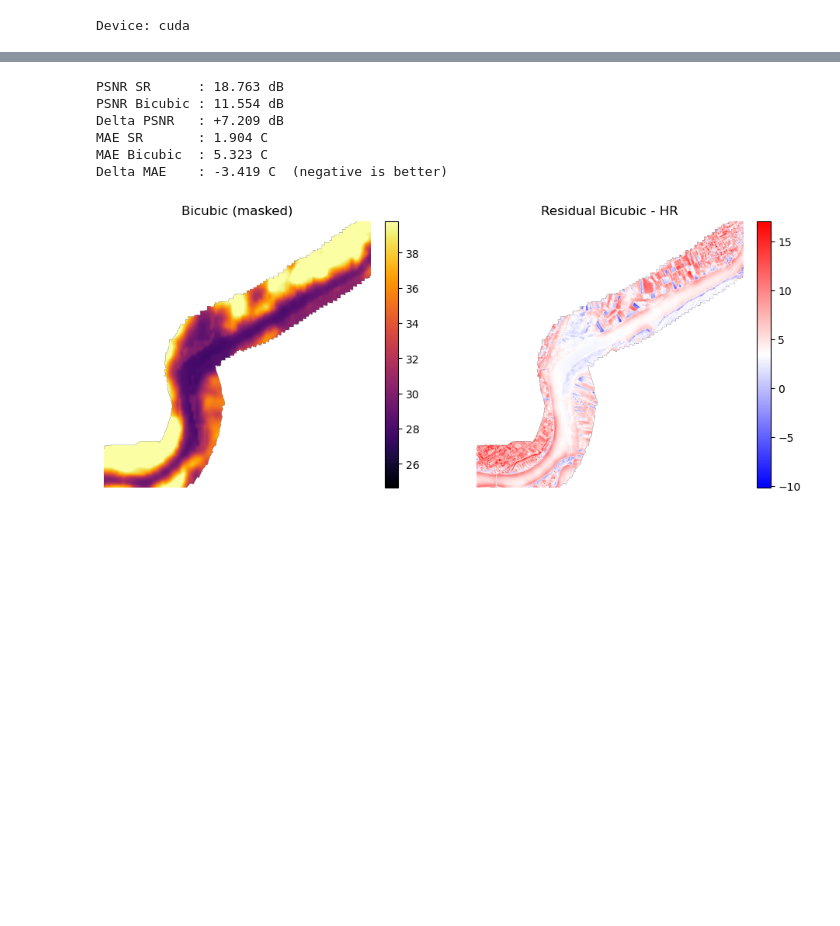
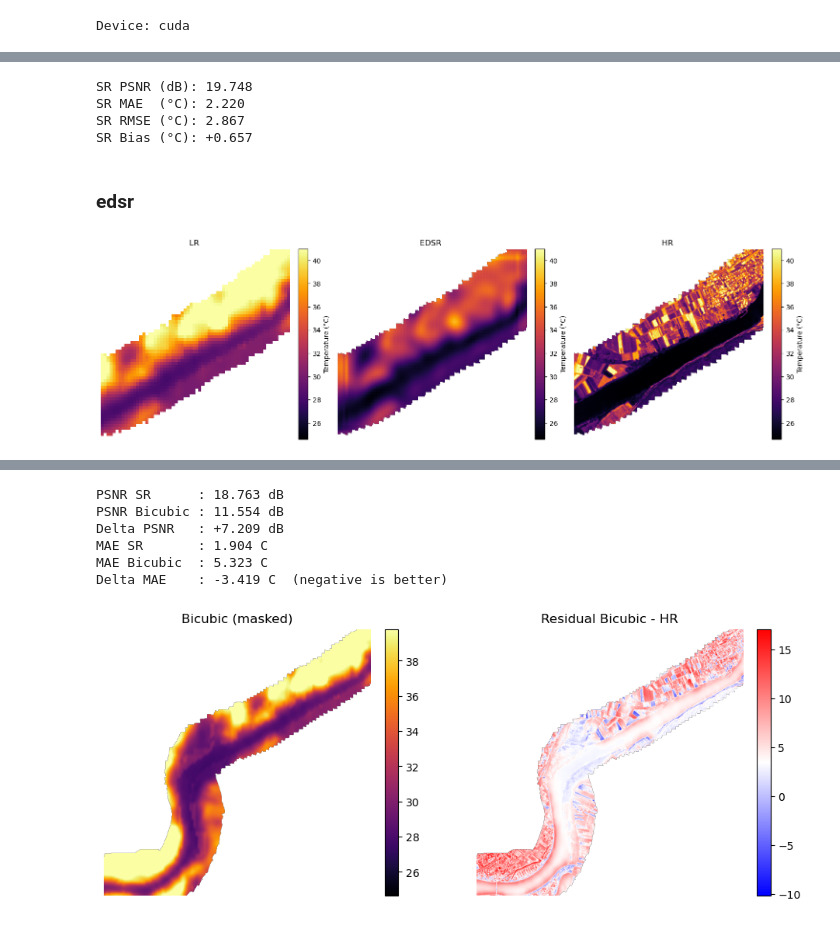
Before and after one commit to Ethel-Ogallo/Superresolution-TIR, a Jupyter notebook: notebooks/01_sanitychecks.ipynb, the cells around one changed output, grey strips where cells are left out. Drawn from its saved outputs; the diff is of its cells as text; code cells hidden in the pictures; blank space fills up the shorter version.

```diff
--- a/notebooks/01_sanitychecks.ipynb
+++ b/notebooks/01_sanitychecks.ipynb
@@ -171,2 +173,81 @@ SR Bias (valid px): +0.049 C
+# %%
+# config for display
+idx = 115
+CMAP = "inferno"
+
+# Forward pass
+lr_t, hr_t, mask_t = ds[idx]
+
+with torch.no_grad():
+    sr_t = model(lr_t.unsqueeze(0).to(device))
+
+#  Denormalize → numpy (°C)
+sr_np = model.denormalize(sr_t).detach().cpu().numpy().squeeze()
+hr_np = model.denormalize(hr_t.unsqueeze(0)).cpu().numpy().squeeze()
+lr_np = model.denormalize(lr_t.unsqueeze(0)).cpu().numpy().squeeze()
+
+#  Build masks at each resolution
+# mask_t is at HR resolution (H*4, W*4), binary float 0/1
+mask_hr = mask_t.numpy().squeeze() > 0.5                    # native HR res
+mask_sr = mask_hr                                            # SR output = HR res
+mask_lr = mask_t.numpy().squeeze()[::ds.scale, ::ds.scale] > 0.5  # decimate to LR res
+
+#  Metrics (on valid SR pixels)
+def psnr_on_valid(pred, target, mask, data_range):
+    mse = np.mean((pred[mask] - target[mask]) ** 2)
+    return float("inf") if mse <= 1e-12 else 20 * np.log10(data_range) - 10 * np.log10(mse)
+
+def mae_on_valid(pred, target, mask):
+    return float(np.mean(np.abs(pred[mask] - target[mask])))
+
+def rmse_on_valid(pred, target, mask):
+    return float(np.sqrt(np.mean((pred[mask] - target[mask]) ** 2)))
+
+def bias_on_valid(pred, target, mask):
+    return float(np.mean((pred - target)[mask]))
+
+data_range = float(model.DATA_RANGE)
+metrics = {
+    "PSNR (dB)": psnr_on_valid(sr_np, hr_np, mask_sr, data_range),
+    "MAE  (°C)": mae_on_valid(sr_np, hr_np, mask_sr),
+    "RMSE (°C)": rmse_on_valid(sr_np, hr_np, mask_sr),
+    "Bias (°C)": bias_on_valid(sr_np, hr_np, mask_sr),
+}
+for name, val in metrics.items():
+    sign = "+" if "Bias" in name and val >= 0 else ""
+    print(f"SR {name}: {sign}{val:.3f}")
+
+# Apply masks (nodata → NaN for display)
+lr_final = np.where(mask_lr, lr_np, np.nan)
+sr_final = np.where(mask_sr, sr_np, np.nan)
+hr_final = np.where(mask_hr, hr_np, np.nan)
+# %% [output]
+SR PSNR (dB): 19.748
+SR MAE  (°C): 2.220
+SR RMSE (°C): 2.867
+SR Bias (°C): +0.657
+# %% [markdown]
+### edsr
+# %%
+# Plot
+vmin, vmax = np.nanpercentile(hr_final, [2, 98])
+
+panels = [
+    ("LR ",       lr_final),
+    ("EDSR ",   sr_final),
+    ("HR ",      hr_final),
+]
+
+fig, axes = plt.subplots(1, 3, figsize=(15, 5))
+for ax, (title, img) in zip(axes, panels):
+    im = ax.imshow(img, cmap=CMAP, vmin=vmin, vmax=vmax)
+    ax.set_title(title)
+    ax.axis("off")
+    plt.colorbar(im, ax=ax, fraction=0.046, pad=0.04, label="Temperature (°C)")
+
+plt.tight_layout()
+plt.show()
+# %% [output]
+[figure, added]
 # %%
 residual = sr_final - hr_final
```
Also changed, not shown: parts of 40 cells of this notebook, 11 other files.
